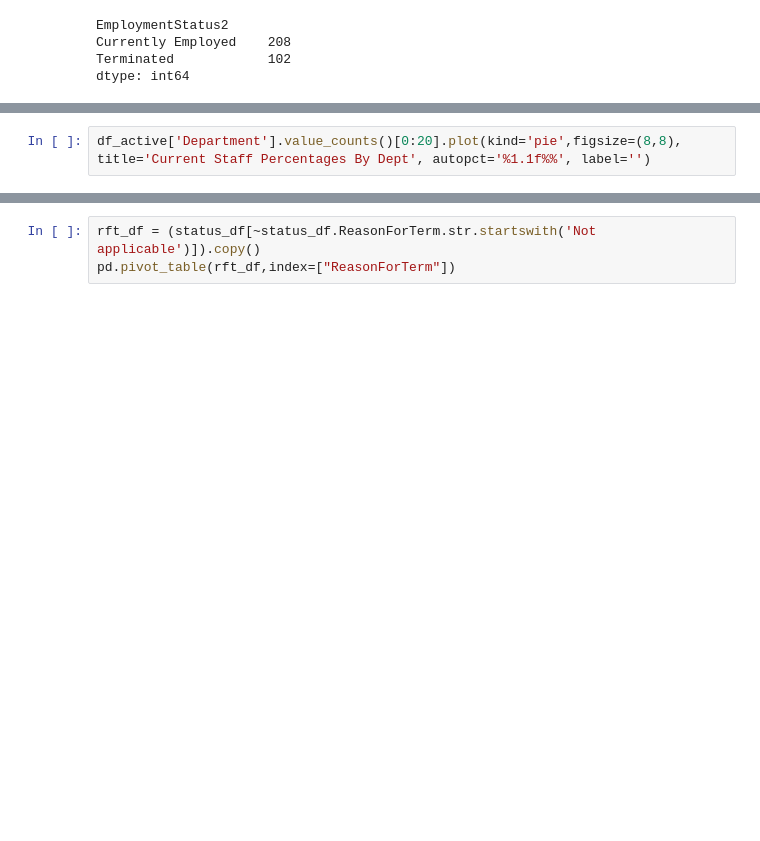
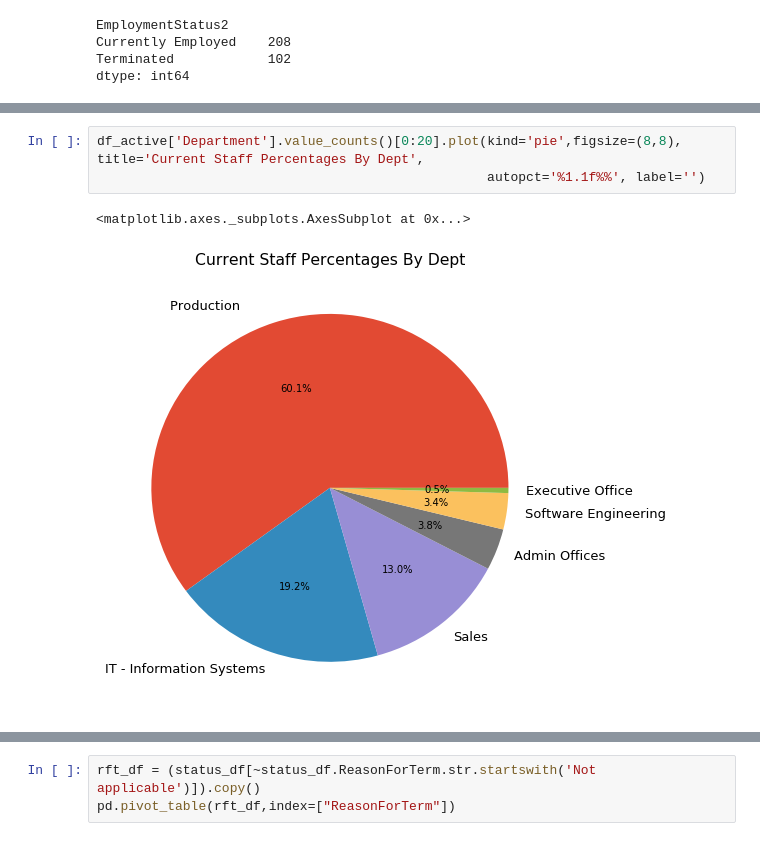
Before and after one commit to patrol7171/HR-Data-Analysis--Dental-Magic, a Jupyter notebook: Dental Magic HR Data Analysis-Part 2.ipynb, the cells around one changed output, grey strips where cells are left out. Saved outputs shown, nothing was run; the diff lists cells and outputs as text; blank space fills up the shorter version.

```diff
--- a/Dental Magic HR Data Analysis-Part 2.ipynb
+++ b/Dental Magic HR Data Analysis-Part 2.ipynb
@@ -208,2 +211,6 @@ df_active['Department'].value_counts()[0:20].plot(kind='barh',figsize=(10,8), ti
 # %%
-df_active['Department'].value_counts()[0:20].plot(kind='pie',figsize=(8,8), title='Current Staff Percentages By Dept', autopct='%1.1f%%', label='')
+df_active['Department'].value_counts()[0:20].plot(kind='pie',figsize=(8,8), title='Current Staff Percentages By Dept',
+                                                  autopct='%1.1f%%', label='')
+# %% [output]
+<matplotlib.axes._subplots.AxesSubplot at 0x...>
+[figure, added]
```
Also changed, not shown: parts of 21 cells of this notebook, 29 other files.
